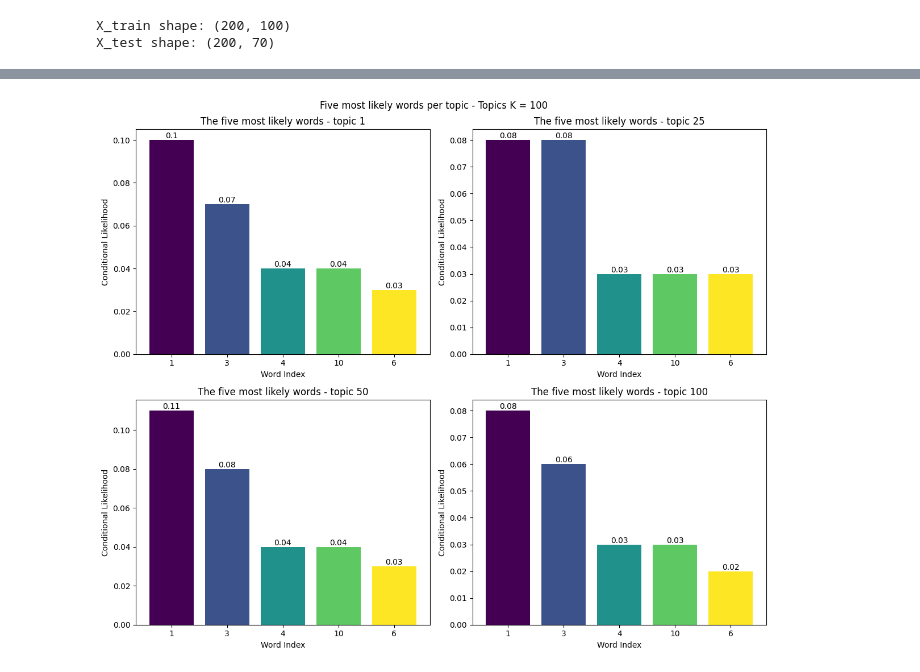
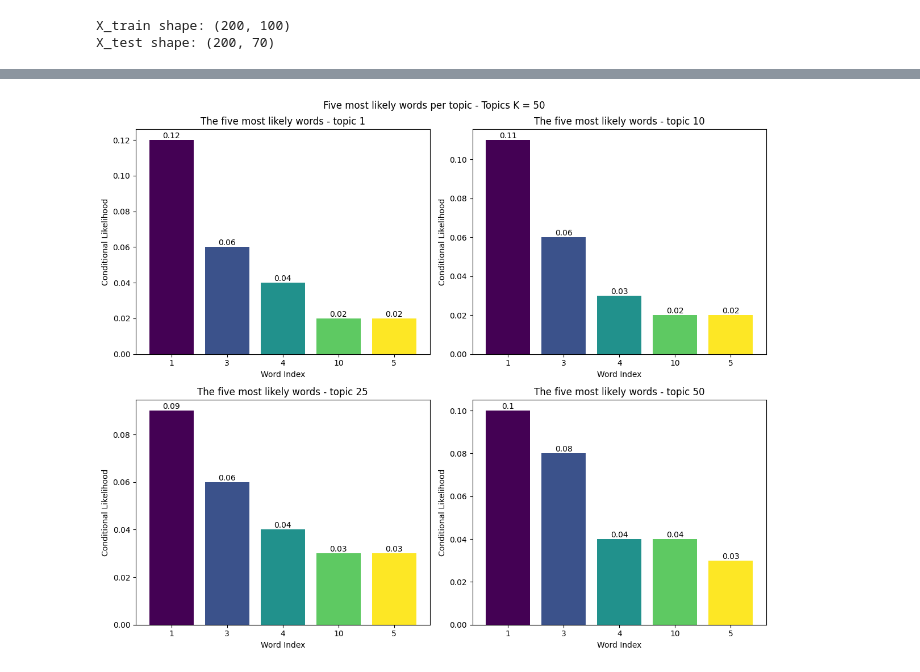
Before and after one commit to yanisrem/SSM-Project, a Jupyter notebook: ssl.ipynb, the cells around one changed output, grey strips where cells are left out. Cells and saved outputs as stored; diff of their text form; code cells hidden in the pictures.

```diff
--- a/ssl.ipynb
+++ b/ssl.ipynb
@@ -86,0 +100,15 @@ X_test shape: (200, 70)
+# %%
+HIDDEN_SIZE = 64
+TEST_SEQUENCE_LENGTH = 70
+MODEL_LENGTH = 10
+NUM_TOPICS = 50
+NUM_WORDS = 5000
+N_EPOCHS = 5
+NUM_PARTICULES = 10
+N = 200
+
+lstm_model=LSTM(input_size=NUM_TOPICS, hidden_size=HIDDEN_SIZE, output_size=NUM_TOPICS, model_length=MODEL_LENGTH, batch_size=1, device=device)
+lstm_model = lstm_model.to(device)
+criterion = nn.CrossEntropyLoss(reduction='sum')
+optimizer = optim.Adam(lstm_model.parameters())
+ssm_model = SSM(num_words=NUM_WORDS, num_topics=NUM_TOPICS, sequence_length=TRAIN_SEQUENCE_LENGTH)
@@ -308,15 +183,0 @@ def particle_gibbs(x, previous_z_1_T_star, P, num_topics, num_words, T, lstm_mod
-# %%
-HIDDEN_SIZE = 64
-TRAIN_SEQUENCE_LENGTH = 100
-TEST_SEQUENCE_LENGTH = 70
-MODEL_LENGTH = 10
-NUM_TOPICS = 100
-NUM_WORDS = 5000
-N_EPOCHS = 5
-NUM_PARTICULES = 10
-N = 200
-
-lstm_model=LSTM(input_size=NUM_TOPICS, hidden_size=HIDDEN_SIZE, output_size=NUM_TOPICS, model_length=MODEL_LENGTH, batch_size=1)
-criterion = nn.CrossEntropyLoss(reduction='sum')
-optimizer = optim.Adam(lstm_model.parameters())
-ssm_model = SSMPytorch(num_words=NUM_WORDS, num_topics=NUM_TOPICS, sequence_length=TRAIN_SEQUENCE_LENGTH)
@@ -411,39 +184,40 @@ top_proba_by_topic, top_proba_word_index = ssm_model.phi.topk(5, dim=0, largest=
 # %%
+top_proba_by_topic, top_proba_word_index = ssm_model.phi.topk(5, dim=0, largest=True)
+
 num_subplots = (2, 2)
 
 fig, axs = plt.subplots(num_subplots[0], num_subplots[1], figsize=(12, 10))
 axs = axs.flatten()
 
-for j in [0, 24, 49, 99]:
+for j in [0, 9, 24, 49]:
     categories = top_proba_word_index[:, 2].tolist()
     categories = [str(v) for v in categories]
     values = top_proba_by_topic[:, j].tolist()
     values = [round(v, 2) for v in values]
-    if j==24:
+    if j==9:
         ax = axs[1]
+    elif j==24:
+        ax = axs[2]
     elif j==49:
-        ax = axs[2]
-    elif j==99:
         ax = axs[3]
     else:
         ax = axs[0]
 
     bars = ax.bar(categories, values, color=plt.cm.viridis(np.linspace(0, 1, len(categories))))
 
     for i in range(3):
         bars[i].set_linewidth(2)
 
     for bar, value in zip(bars, values):
         ax.text(bar.get_x() + bar.get_width() / 2, bar.get_height(), str(value),
                 ha='center', va='bottom', fontsize=10)
 
     ax.set_xlabel('Word Index')
     ax.set_ylabel('Conditional Likelihood')
     ax.set_title('The five most likely words - topic {}'.format(j + 1))
 
-plt.suptitle("Five most likely words per topic - Topics K = 100")
+plt.suptitle("Five most likely words per topic - Topics K = 50")
 plt.tight_layout()
-plt.savefig("interpretation_100_topics.png")
 plt.show()
 # %% [output]
-[figure, old version]
+[figure, new version]
```
Also changed, not shown: parts of 22 cells of this notebook, 15 other files.
